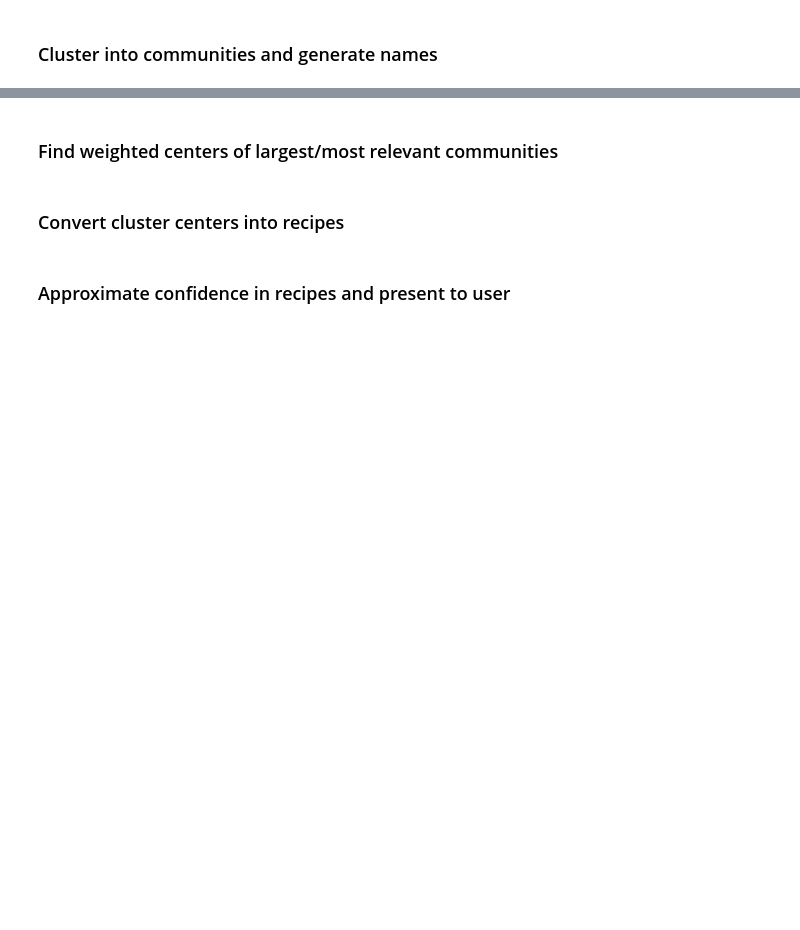
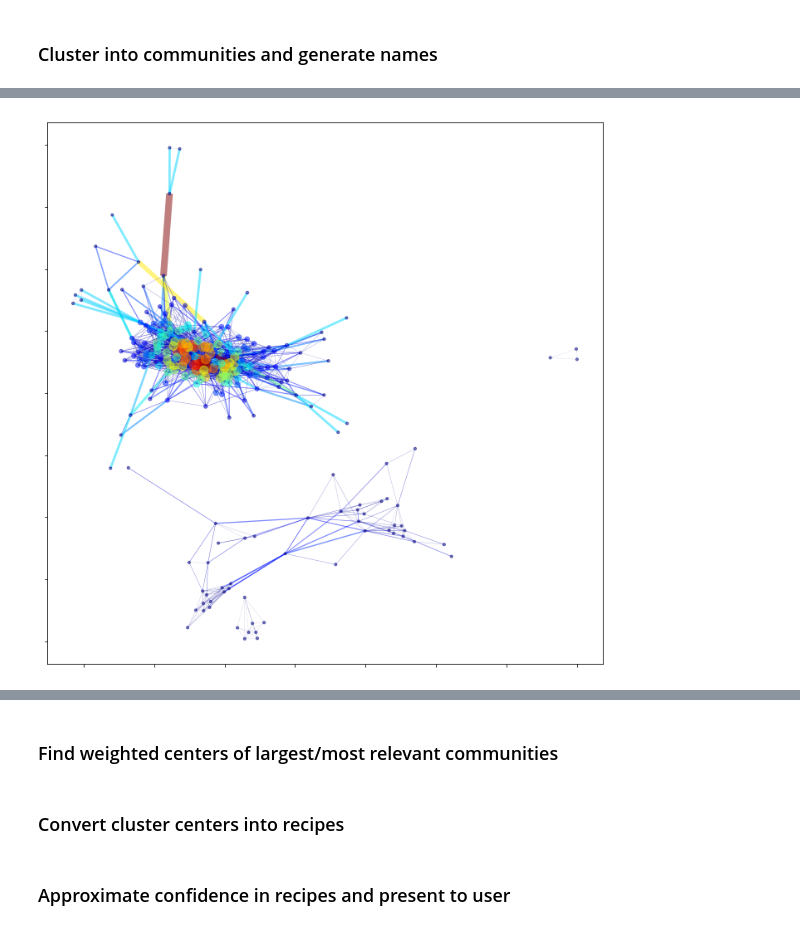
Before and after one commit to alexanderheilman/recipe-vectorizer, a Jupyter notebook: notebooks/recipe-aggregator.ipynb, the cells around one changed output, grey strips where cells are left out. Drawn from its saved outputs; the diff is of its cells as text; code cells hidden in the pictures; blank space fills up the shorter version.

```diff
--- a/notebooks/recipe-aggregator.ipynb
+++ b/notebooks/recipe-aggregator.ipynb
@@ -202,0 +223,5 @@ ordered_names
+# %%
+fig, ax = plt.subplots(figsize=(12,12))
+plot_weighted_graph(G, ax, .5)
+# %% [output]
+[figure, added]
```
Also changed, not shown: parts of 23 cells of this notebook, 1 other file.
